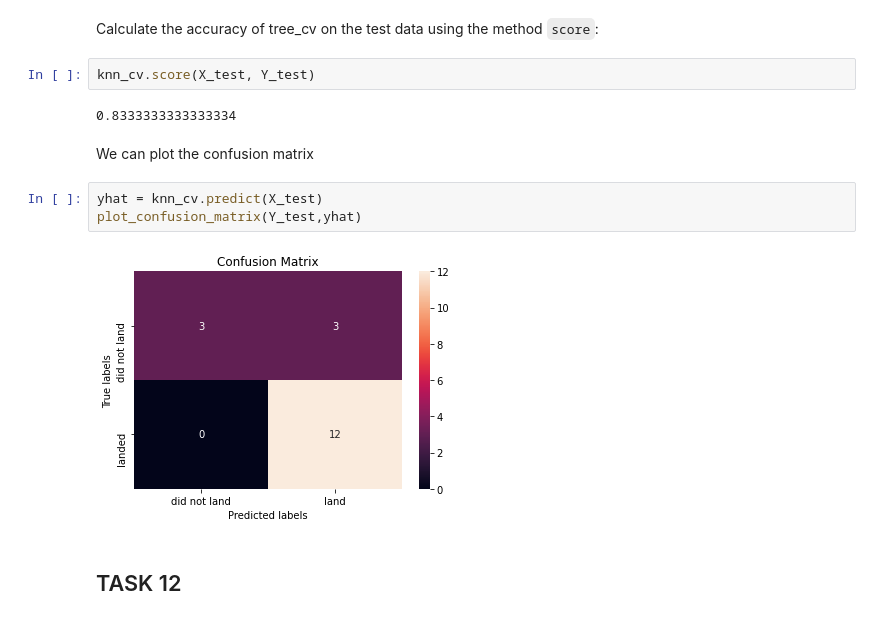
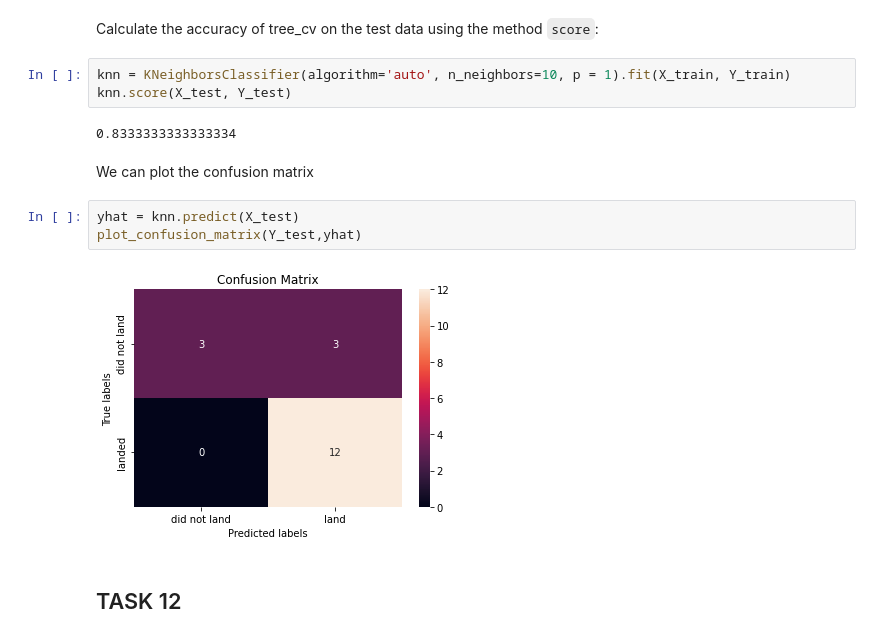
Before and after one commit to Lisony/IBM-data-science-course, a Jupyter notebook: SpaceX_Machine Learning Prediction_Part_5.ipynb, the cells around one changed output. Cells and saved outputs as stored; diff of their text form.

```diff
--- a/SpaceX_Machine Learning Prediction_Part_5.ipynb
+++ b/SpaceX_Machine Learning Prediction_Part_5.ipynb
@@ -295,17 +300,18 @@ accuracy : 0.8482142857142858
 ## TASK  11
 # %% [markdown]
 Calculate the accuracy of tree_cv on the test data using the method <code>score</code>:
-# %%
-knn_cv.score(X_test, Y_test)
-# %% [output]
-0.8333333333333334
+# %%
+knn = KNeighborsClassifier(algorithm='auto', n_neighbors=10, p = 1).fit(X_train, Y_train)
+knn.score(X_test, Y_test)
+# %% [output]
+0.8333333333333334
 # %% [markdown]
 We can plot the confusion matrix
 # %%
-yhat = knn_cv.predict(X_test)
+yhat = knn.predict(X_test)
 plot_confusion_matrix(Y_test,yhat)
 # %% [output]
-[figure, old version]
+[figure, new version]
 # %% [markdown]
 ## TASK  12
 # %% [markdown]
```
Also changed, not shown: parts of 13 cells of this notebook, 1 other file.
